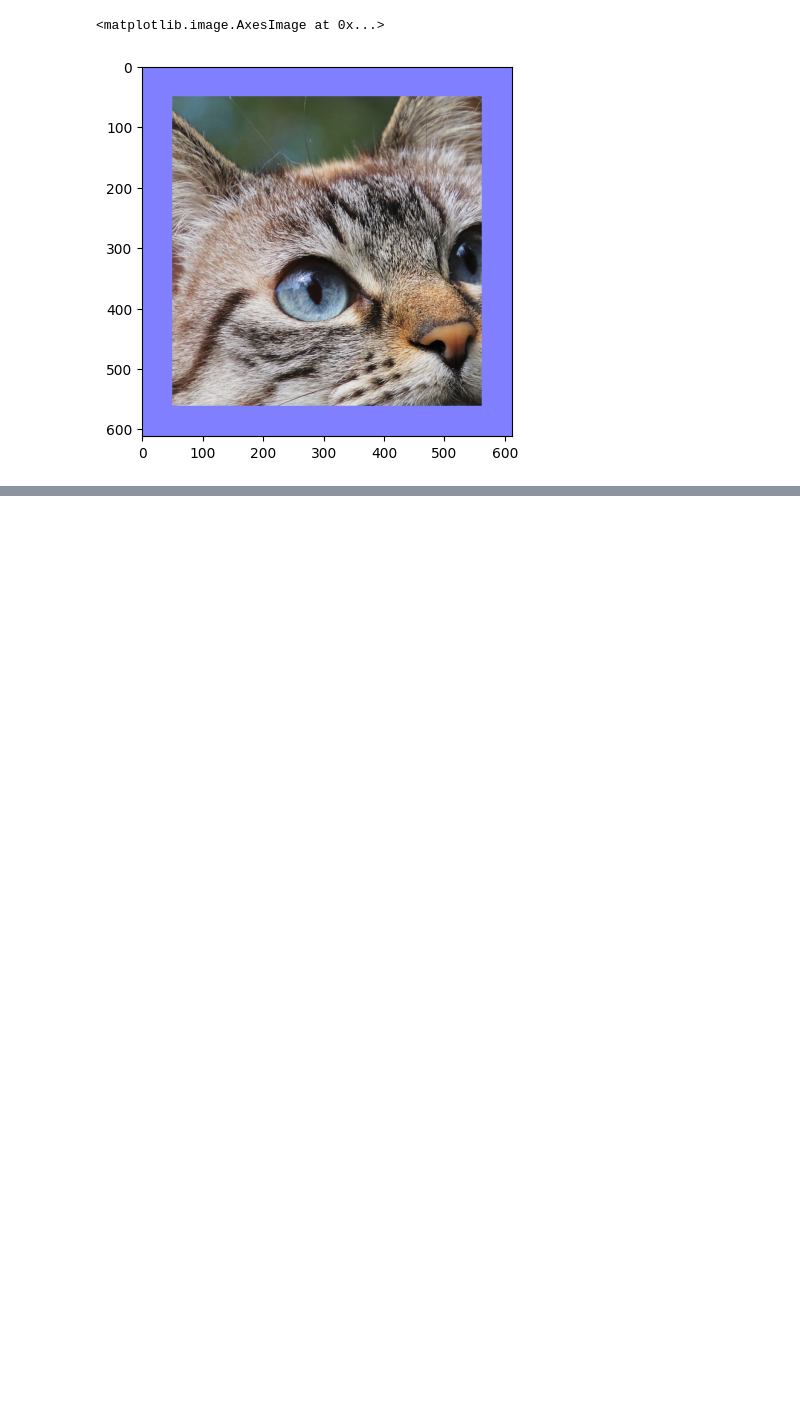
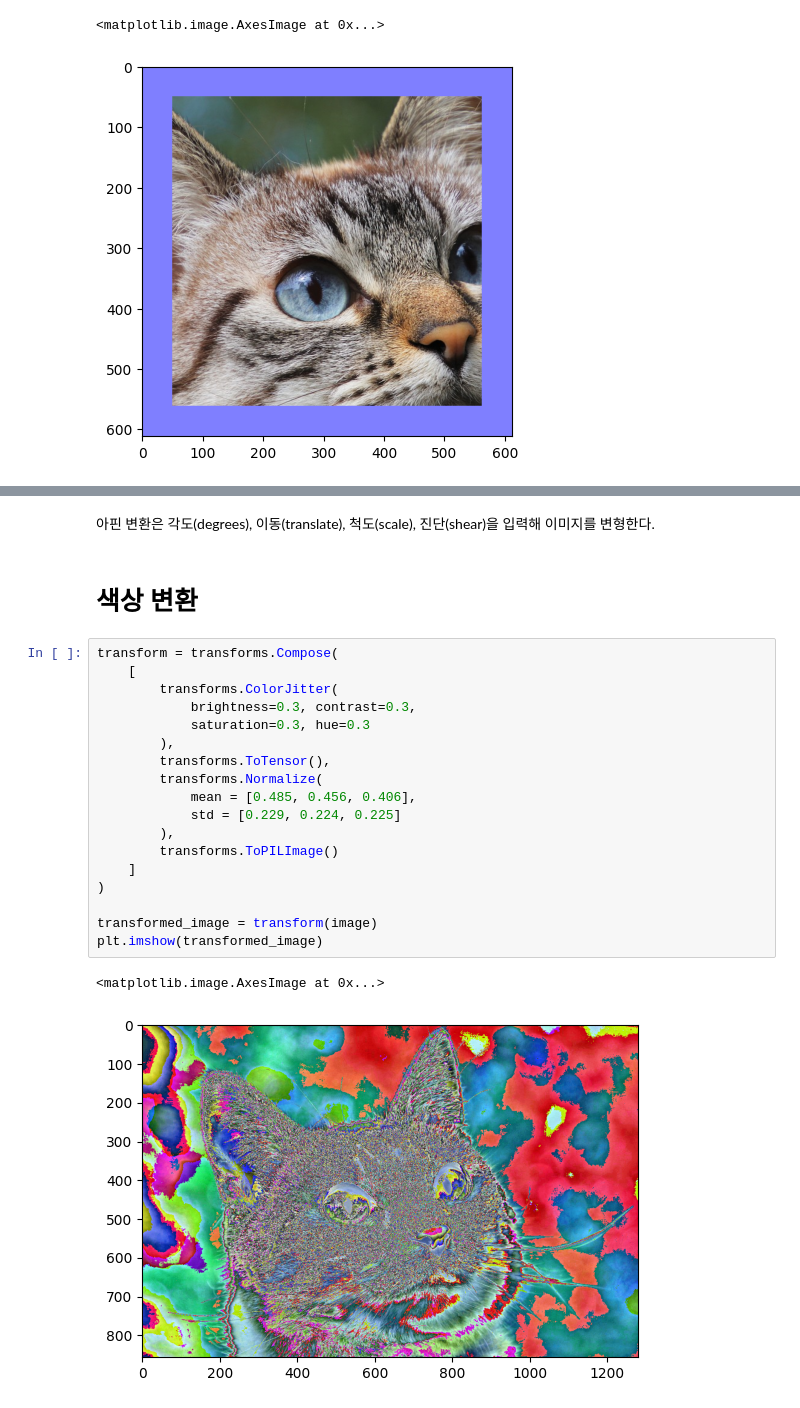
Before and after one commit to choiwonjini/AIFFEL_practice, a Jupyter notebook: pytorch/advanced/4-2. Image Data Augmentation.ipynb, the cells around one changed output, grey strips where cells are left out. Drawn from its saved outputs; the diff is of its cells as text; blank space fills up the shorter version.

```diff
--- a/pytorch/advanced/4-2. Image Data Augmentation.ipynb
+++ b/pytorch/advanced/4-2. Image Data Augmentation.ipynb
@@ -93,0 +121,25 @@ plt.imshow(transformed_image)
+# %% [markdown]
+아핀 변환은 각도(degrees), 이동(translate), 척도(scale), 진단(shear)을 입력해 이미지를 변형한다.
+# %% [markdown]
+# 색상 변환
+# %%
+transform = transforms.Compose(
+    [
+        transforms.ColorJitter(
+            brightness=0.3, contrast=0.3,
+            saturation=0.3, hue=0.3
+        ),
+        transforms.ToTensor(),
+        transforms.Normalize(
+            mean = [0.485, 0.456, 0.406],
+            std = [0.229, 0.224, 0.225]
+        ),
+        transforms.ToPILImage()
+    ]
+)
+
+transformed_image = transform(image)
+plt.imshow(transformed_image)
+# %% [output]
+<matplotlib.image.AxesImage at 0x...>
+[figure, added]
```
Also changed, not shown: parts of 5 cells of this notebook.
